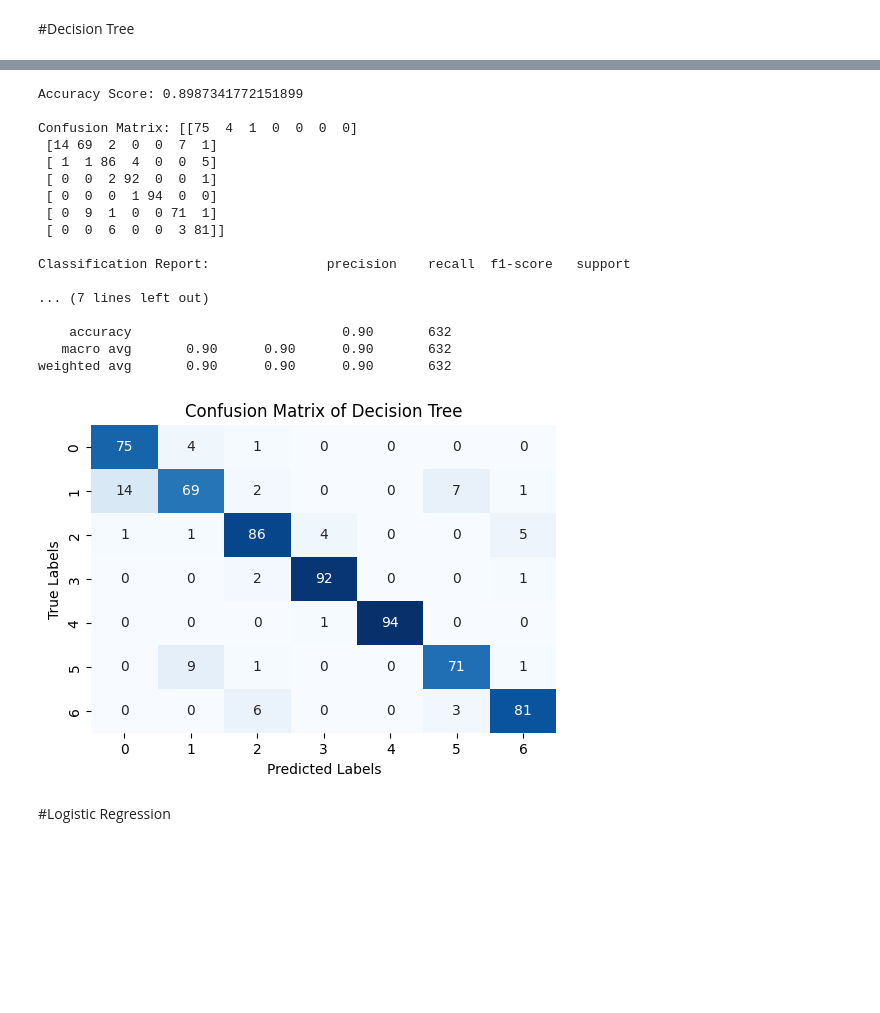
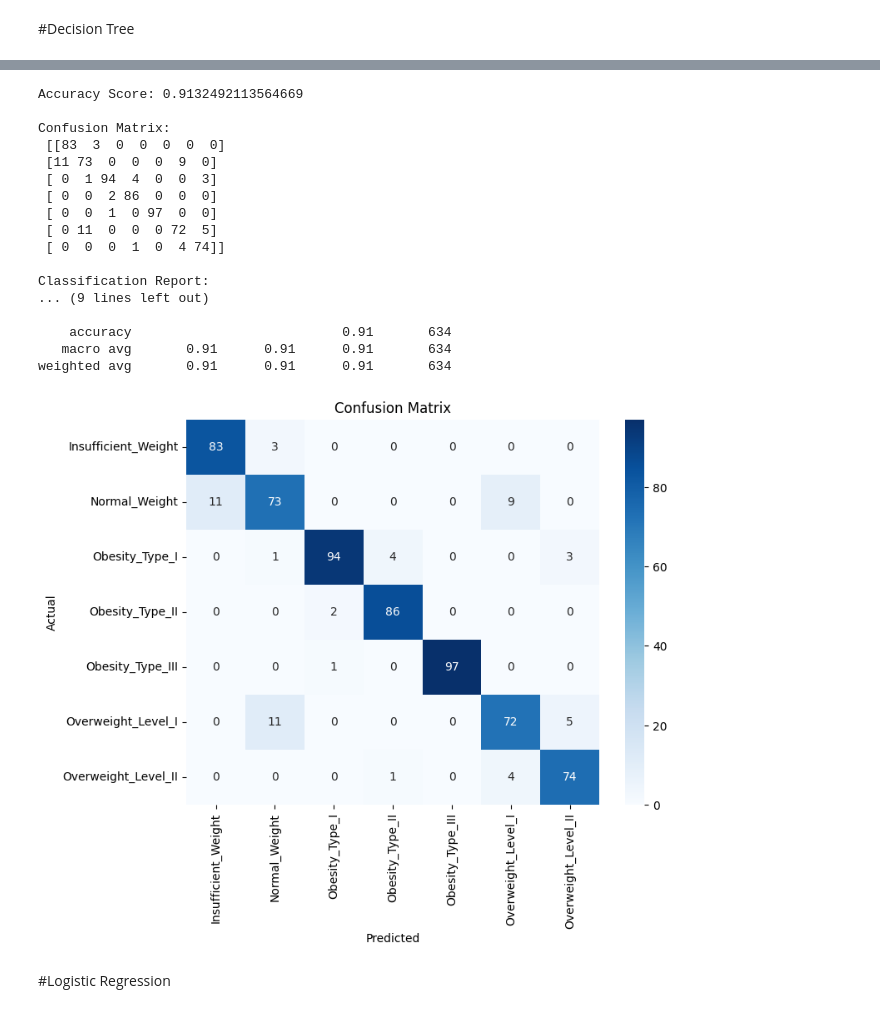
Before and after one commit to Riasat38/Estimation-On-Obesity-Levels, a Jupyter notebook: Obesity_Classification_(CSE422_Project).ipynb, the cells around one changed output, grey strips where cells are left out. Cells and saved outputs as stored; diff of their text form; code cells hidden in the pictures; blank space fills up the shorter version.

```diff
--- a/Obesity_Classification_(CSE422_Project).ipynb
+++ b/Obesity_Classification_(CSE422_Project).ipynb
@@ -415,0 +221,3 @@ dtype: int64
+# %%
+X_train['FAVC'] = X_train['FAVC'].map({'no': 0, 'yes': 1})
+X_test['FAVC'] = X_test['FAVC'].map({'no': 0, 'yes': 1})
@@ -415,0 +226,3 @@ dtype: int64
+# %%
+X_train['SCC'] = X_train['SCC'].map({'no': 1, 'yes': 0})
+X_test['SCC'] = X_test['SCC'].map({'no': 1, 'yes': 0})
@@ -436,9 +253,13 @@ pd.DataFrame(X)
 # %%
 from sklearn.preprocessing import LabelEncoder
+
 le = LabelEncoder()
-y = le.fit_transform(y)
-list(le.classes_)
-print(y)
-#print(dict(zip(le.classes_, range(len(le.classes_)))))
-print(y.shape)
+
+y_train = le.fit_transform(y_train)
+y_test = le.transform(y_test)
+
+print("Encoded Labels:", list(le.classes_))
+
+print("\ny_train shape:", y_train.shape)
+print("y_test shape:", y_test.shape)
 # %% [output]
@@ -471,11 +289,3 @@ X_test['Age'] = sc.transform(X_test[['Age']])
 
 X_train['Weight'] = sc.fit_transform(X_train[['Weight']])
 X_test['Weight'] = sc.transform(X_test[['Weight']])
-# %%
-"""from sklearn.preprocessing import StandardScaler
-sc = StandardScaler()
-X_train['Age'] = sc.fit_transform(X_train[['Age']])
-X_test['Age'] = sc.transform(X_test[['Age']])
-
-X_train['Weight'] = sc.fit_transform(X_train[['Weight']])
-X_test['Weight'] = sc.transform(X_test[['Weight']])"""
@@ -512,37 +320,39 @@ from sklearn.metrics import accuracy_score, confusion_matrix, classification_rep
 acc = accuracy_score(y_test,pred)
 print('Accuracy Score:',acc)
 print()
-print("Confusion Matrix:", confusion_matrix(y_test, pred))
+print("Confusion Matrix:\n", confusion_matrix(y_test, pred))
 print()
-print("Classification Report:", classification_report(y_test, pred))
+print("Classification Report:\n", classification_report(y_test, pred))
 # %% [output]
-Accuracy Score: 0.8987341772151899
+Accuracy Score: 0.9132492113564669
 
-Confusion Matrix: [[75  4  1  0  0  0  0]
- [14 69  2  0  0  7  1]
- [ 1  1 86  4  0  0  5]
- [ 0  0  2 92  0  0  1]
- [ 0  0  0  1 94  0  0]
- [ 0  9  1  0  0 71  1]
- [ 0  0  6  0  0  3 81]]
+Confusion Matrix:
+ [[83  3  0  0  0  0  0]
+ [11 73  0  0  0  9  0]
+ [ 0  1 94  4  0  0  3]
+ [ 0  0  2 86  0  0  0]
+ [ 0  0  1  0 97  0  0]
+ [ 0 11  0  0  0 72  5]
+ [ 0  0  0  1  0  4 74]]
 
-Classification Report:               precision    recall  f1-score   support
+Classification Report:
+... (9 lines left out)
 
-... (7 lines left out)
-
-    accuracy                           0.90       632
-   macro avg       0.90      0.90      0.90       632
-weighted avg       0.90      0.90      0.90       632
+    accuracy                           0.91       634
+   macro avg       0.91      0.91      0.91       634
+weighted avg       0.91      0.91      0.91       634
 # %%
 dt = confusion_matrix(y_test, pred)
-plt.figure(figsize=(6, 4))
-sns.heatmap(dt, annot=True, fmt='d', cmap='Blues', cbar=False)
-plt.title('Confusion Matrix of Decision Tree')
-plt.xlabel('Predicted Labels')
-plt.ylabel('True Labels')
+
+plt.figure(figsize=(8, 6))
+sns.heatmap(dt, annot=True, fmt='d', cmap='Blues',
+            xticklabels=le.classes_, yticklabels=le.classes_)
+plt.xlabel('Predicted')
+plt.ylabel('Actual')
+plt.title('Confusion Matrix')
 plt.show()
 # %% [output]
-[figure, old version]
+[figure, new version]
 # %% [markdown]
 #Logistic Regression
 # %%
```
Also changed, not shown: parts of 79 cells of this notebook.
